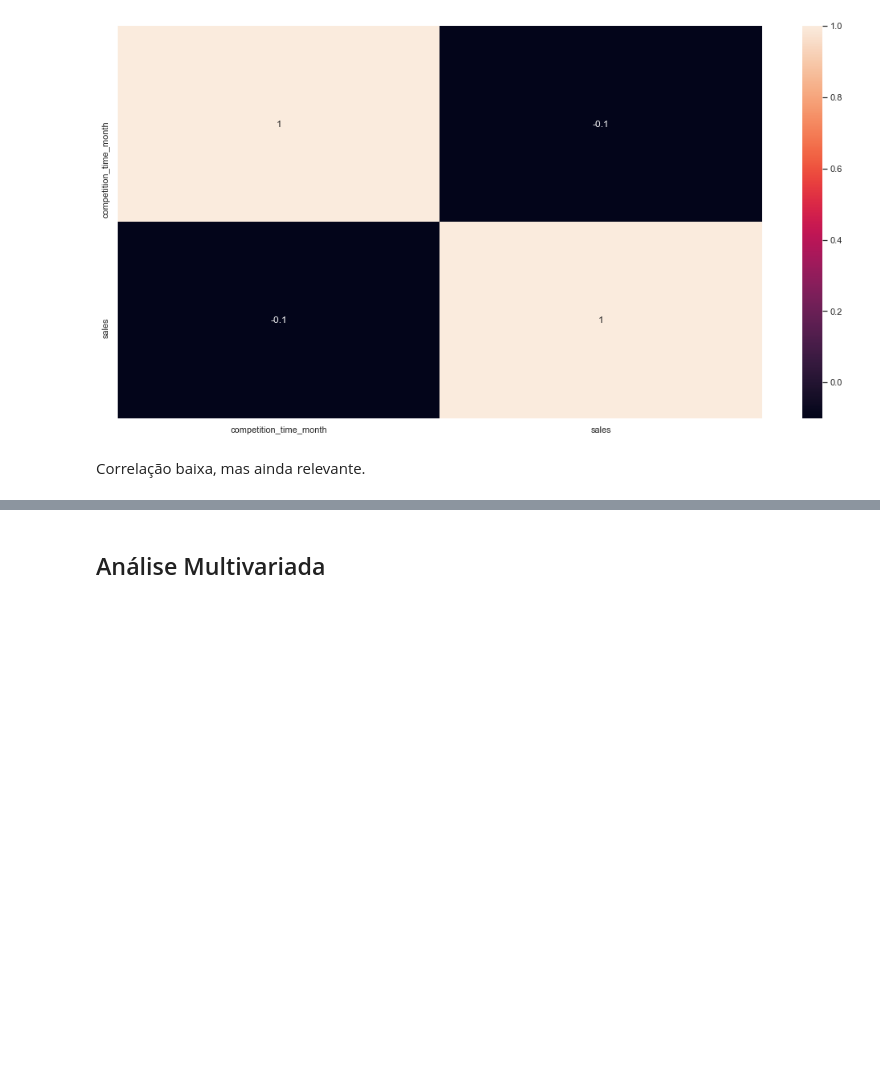
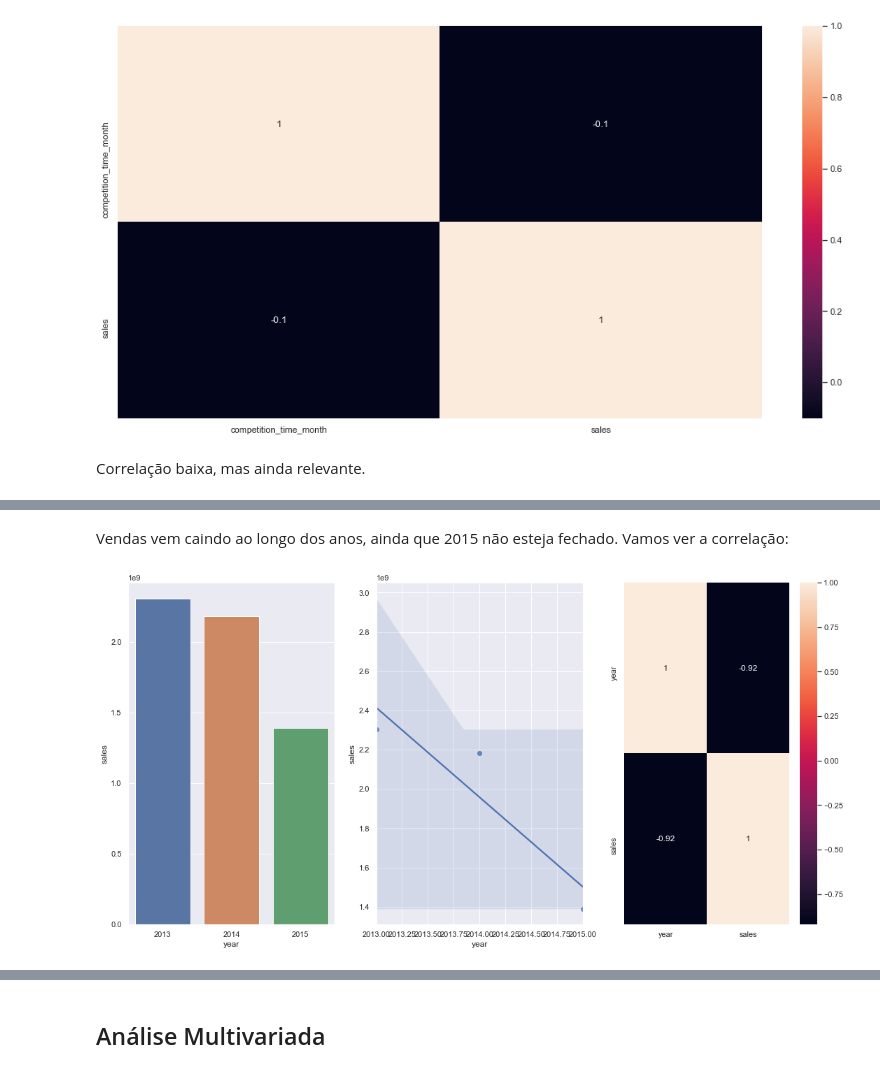
Before and after one commit to nortonvanz/Pharmacy-Sales-Forecast, a Jupyter notebook: notebooks/m04_eda.ipynb, the cells around one changed output, grey strips where cells are left out. Drawn from its saved outputs; the diff is of its cells as text; code cells hidden in the pictures; blank space fills up the shorter version.

```diff
--- a/notebooks/m04_eda.ipynb
+++ b/notebooks/m04_eda.ipynb
@@ -1378,0 +1437,17 @@ Analisando estas variávies sozinhas, não parecem ser relevantes para o modelo.
+# %% [markdown]
+Vendas vem caindo ao longo dos anos, ainda que 2015 não esteja fechado.
+Vamos ver a correlação:
+# %%
+aux1 = df4[['year','sales']].groupby( 'year' ).sum().reset_index()
+
+#linha, coluna, posição
+plt.subplot(1, 3, 1)
+sns.barplot (x='year', y='sales', data=aux1);
+
+plt.subplot(1, 3, 2)
+sns.regplot (x='year', y='sales', data=aux1);
+
+plt.subplot(1, 3, 3)
+sns.heatmap (aux1.corr(method='pearson'), annot=True );
+# %% [output]
+[figure, added]
```
Also changed, not shown: parts of 81 cells of this notebook.
